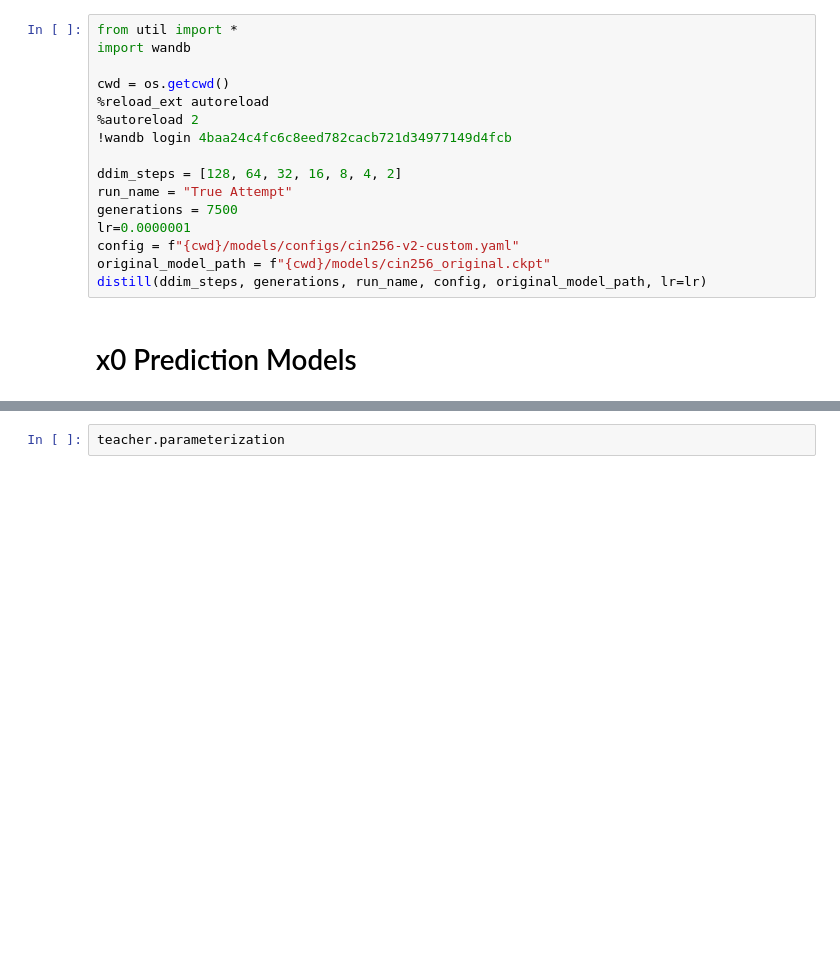
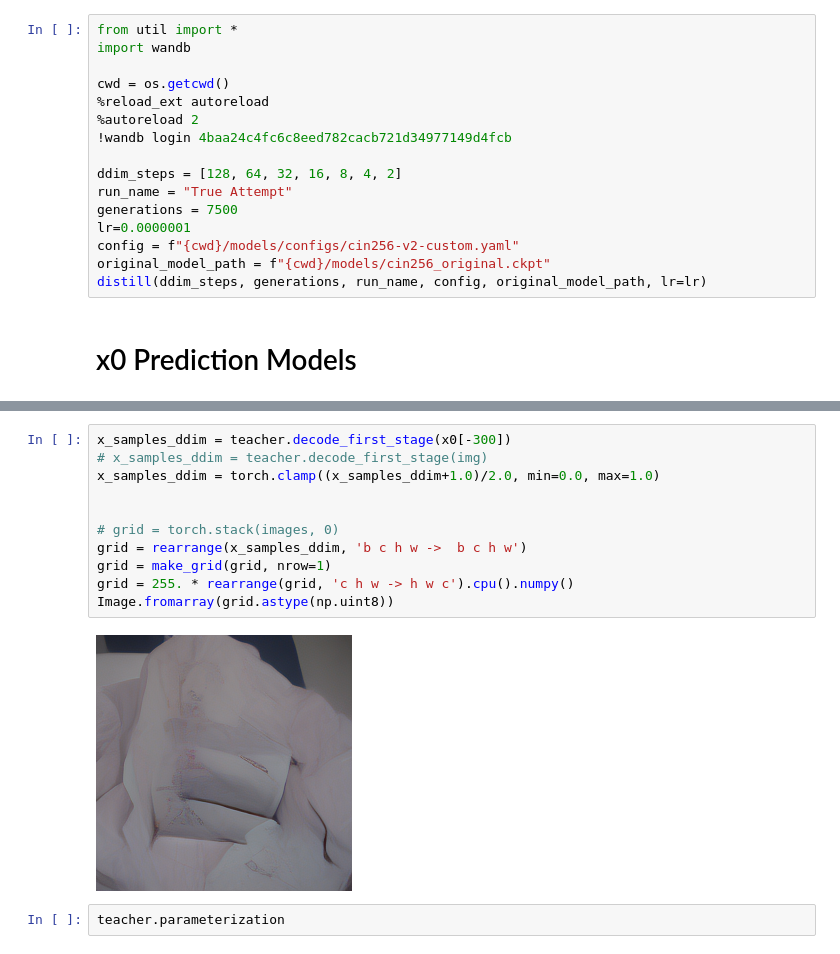
Before and after one commit to Pmobilee/DSD, a Jupyter notebook: cin_256/Cin_256_custom.ipynb, the cells around one changed output, grey strips where cells are left out. Drawn from its saved outputs; the diff is of its cells as text; blank space fills up the shorter version.

```diff
--- a/cin_256/Cin_256_custom.ipynb
+++ b/cin_256/Cin_256_custom.ipynb
@@ -236,3 +230,16 @@ img
+# %%
+x_samples_ddim = teacher.decode_first_stage(x0[-300])
+# x_samples_ddim = teacher.decode_first_stage(img)
+x_samples_ddim = torch.clamp((x_samples_ddim+1.0)/2.0, min=0.0, max=1.0)
+
+
+# grid = torch.stack(images, 0)
+grid = rearrange(x_samples_ddim, 'b c h w ->  b c h w')
+grid = make_grid(grid, nrow=1)
+grid = 255. * rearrange(grid, 'c h w -> h w c').cpu().numpy()
+Image.fromarray(grid.astype(np.uint8))
+# %% [output]
+[figure, added]
 # %%
 teacher.parameterization
 # %% [output]
```
Also changed, not shown: parts of 9 cells of this notebook, 3 other files.
